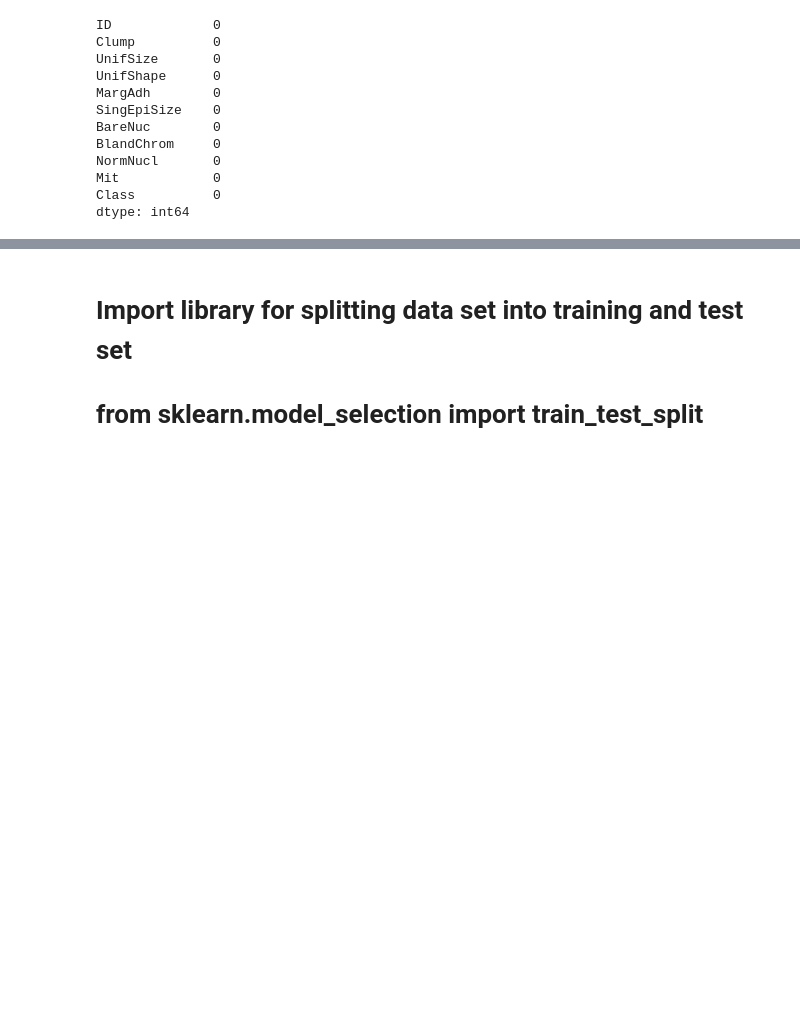
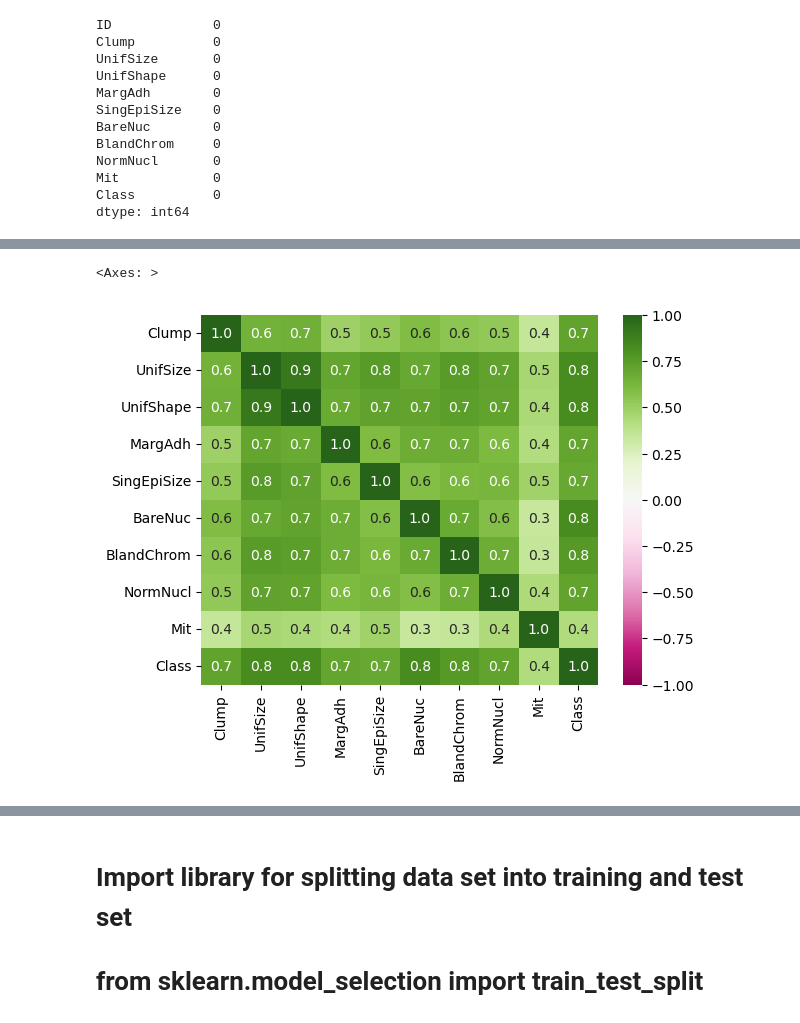
Before and after one commit to amitkr2410/MachineLearning, a Jupyter notebook: SupportVectorMachine/main_svm.ipynb, the cells around one changed output, grey strips where cells are left out. Saved outputs shown, nothing was run; the diff lists cells and outputs as text; code cells hidden in the pictures; blank space fills up the shorter version.

```diff
--- a/SupportVectorMachine/main_svm.ipynb
+++ b/SupportVectorMachine/main_svm.ipynb
@@ -170,0 +183,10 @@ dtype: object
+# %%
+# Pearson correlation between variables including Y
+ColumnLabels = df_new.columns
+ColumnLabelsList =list(ColumnLabels)
+Pearson_matrix = df_new[ColumnLabelsList].corr()
+sb.heatmap( Pearson_matrix, cmap="PiYG",vmin=-1, vmax=1, annot=True, fmt=".1f")
+#list(ColumnLabels)
+# %% [output]
+<Axes: >
+[figure, added]
```
Also changed, not shown: parts of 20 cells of this notebook, 16 other files.
